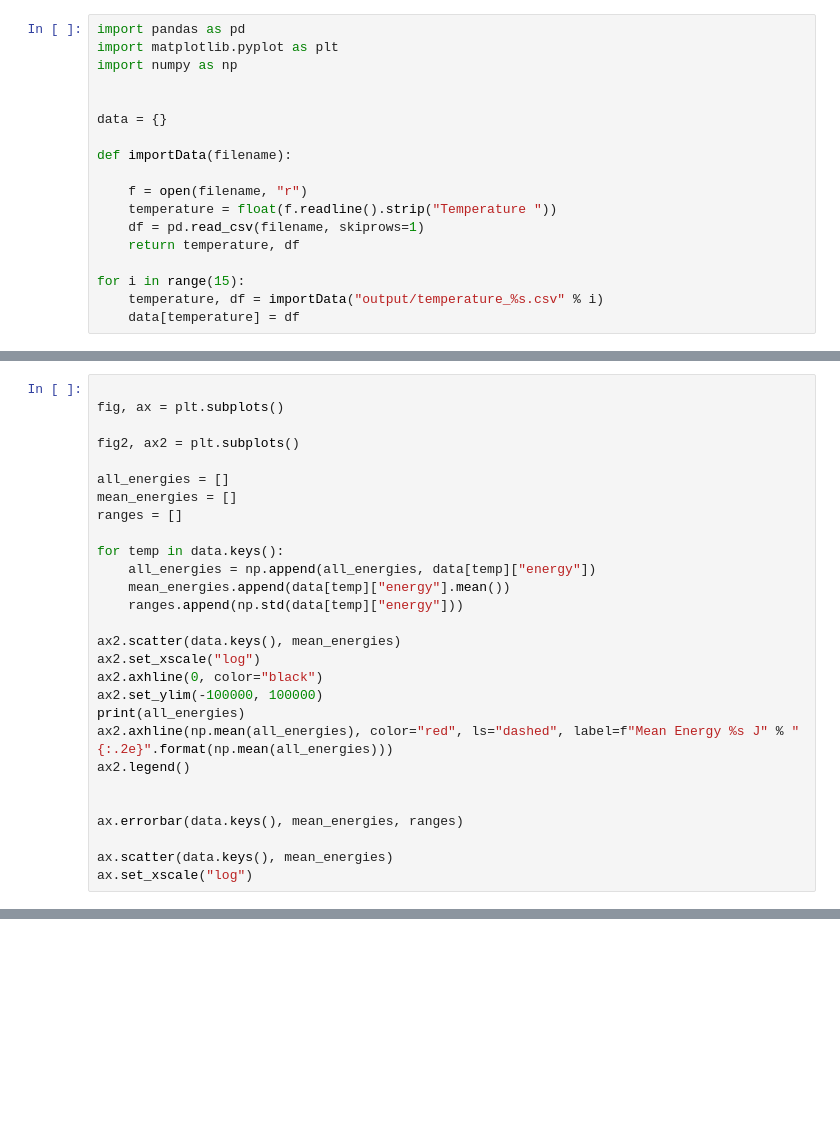
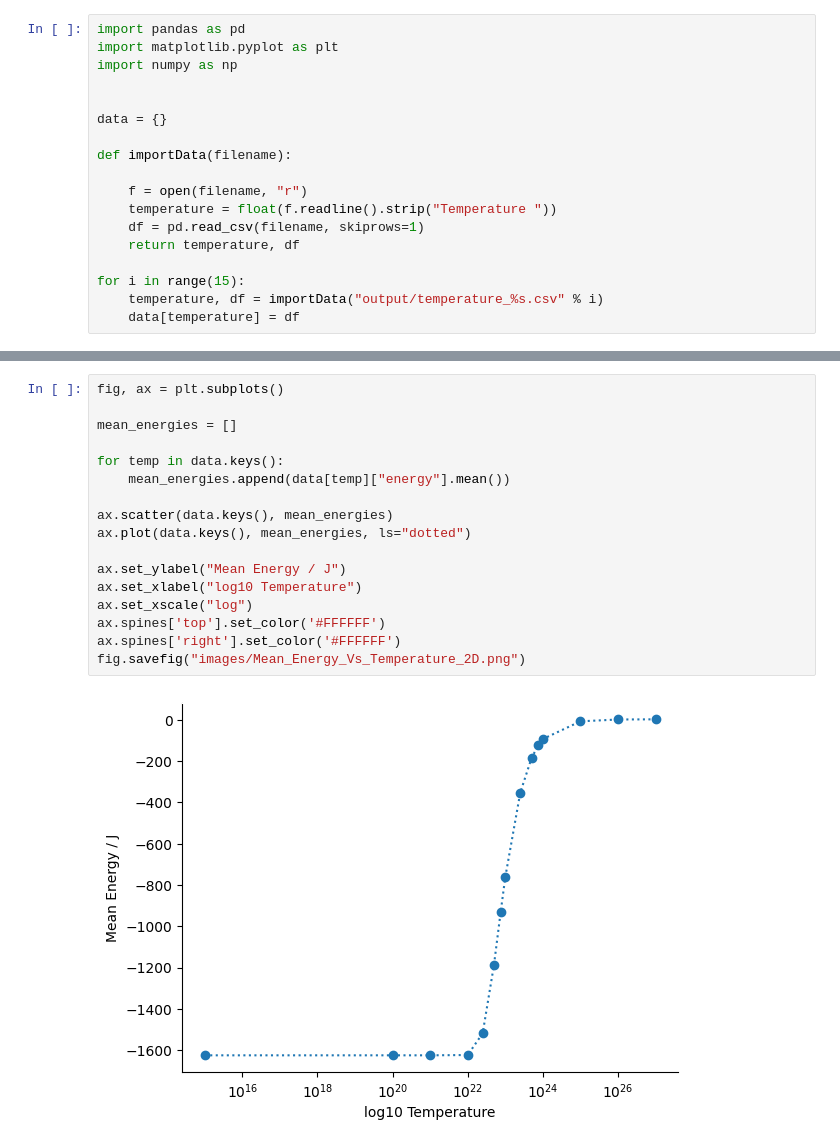
Before and after one commit to Iddmeister/IsingModel, a Jupyter notebook: visual.ipynb, the cells around one changed output, grey strips where cells are left out. Cells and saved outputs as stored; diff of their text form; blank space fills up the shorter version.

Commit message:
Changed temperatures

```diff
--- a/visual.ipynb
+++ b/visual.ipynb
@@ -48,30 +48,2 @@ for temperature in data.keys():
 [figure]
 ... (3 outputs left out)
-# %%
-
-fig, ax = plt.subplots()
-
-fig2, ax2 = plt.subplots()
-
-all_energies = []
-mean_energies = []
-ranges = []
-
-for temp in data.keys():
-    all_energies = np.append(all_energies, data[temp]["energy"])
-    mean_energies.append(data[temp]["energy"].mean())
-    ranges.append(np.std(data[temp]["energy"]))
-
-ax2.scatter(data.keys(), mean_energies)
-ax2.set_xscale("log")
-ax2.axhline(0, color="black")
-ax2.set_ylim(-100000, 100000)
-print(all_energies)
-ax2.axhline(np.mean(all_energies), color="red", ls="dashed", label=f"Mean Energy %s J" % "{:.2e}".format(np.mean(all_energies)))
-ax2.legend()
-
-
-ax.errorbar(data.keys(), mean_energies, ranges)
-
-ax.scatter(data.keys(), mean_energies)
-ax.set_xscale("log")
@@ -81,0 +50,19 @@ ax.set_xscale("log")
+# %%
+fig, ax = plt.subplots()
+
+mean_energies = []
+
+for temp in data.keys():
+    mean_energies.append(data[temp]["energy"].mean())
+
+ax.scatter(data.keys(), mean_energies)
+ax.plot(data.keys(), mean_energies, ls="dotted")
+
+ax.set_ylabel("Mean Energy / J")
+ax.set_xlabel("log10 Temperature")
+ax.set_xscale("log")
+ax.spines['top'].set_color('#FFFFFF')
+ax.spines['right'].set_color('#FFFFFF')
+fig.savefig("images/Mean_Energy_Vs_Temperature_2D.png")
+# %% [output]
+[figure, added]
```
Also changed, not shown: parts of 2 cells of this notebook, 15 other files.
